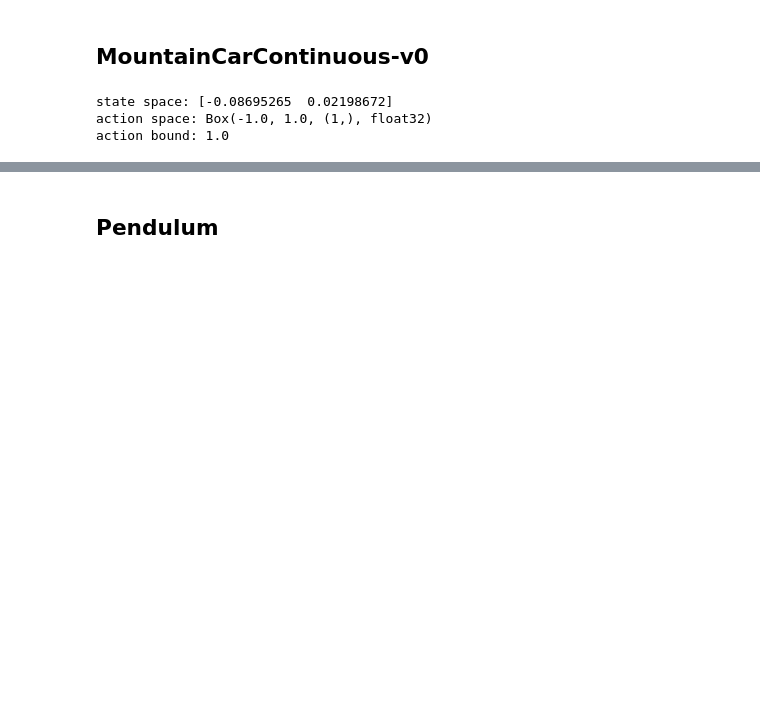
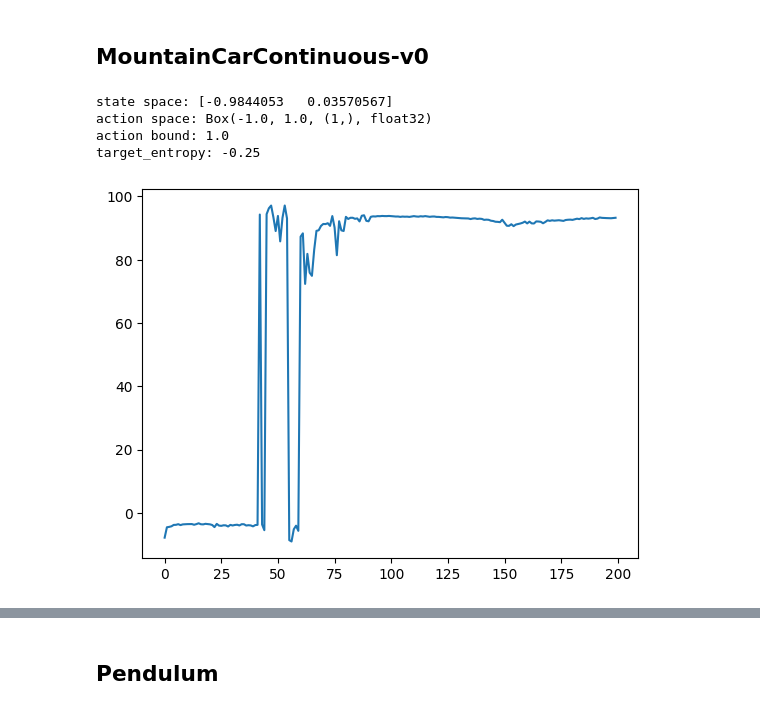
Before and after one commit to 24Jay/reinforcement-learning, a Jupyter notebook: sac/sac_code_adaptive_alpha.ipynb, the cells around one changed output, grey strips where cells are left out. Saved outputs shown, nothing was run; the diff lists cells and outputs as text; code cells hidden in the pictures; blank space fills up the shorter version.

```diff
--- a/sac/sac_code_adaptive_alpha.ipynb
+++ b/sac/sac_code_adaptive_alpha.ipynb
@@ -266,39 +227,44 @@ Warning: Cannot change to a different GUI toolkit: qt5. Using nbagg instead.
 # %% [markdown]
 ## MountainCarContinuous-v0
 # %%
-actor_lr = 1e-4
+actor_lr = 1e-3
 critic_lr = 1e-3
 num_episodes = 200
 
 device = "cpu"
 env_name = "MountainCarContinuous-v0"
 # env_name = "Pendulum-v1"
 
 env = gym.make(env_name)
 torch.manual_seed(0)
 random.seed(0)
 np.random.seed(0)
 
 state_dim = env.observation_space.shape[0]
 action_dim = env.action_space.shape[0]
 action_bound = env.action_space.high[0]
+target_entropy = -env.action_space.shape[0]/4
 
 print(f"state space:" , env.observation_space.sample())
 print(f"action space: {env.action_space}")
 print(f"action bound: {action_bound}")
+print(f"target_entropy: {target_entropy}")
 
-agent = SAC(n_state=state_dim, n_action=action_dim, n_hidden=64, action_bound=action_bound, lr_actor=actor_lr, lr_q=critic_lr, alpha = 3, tau=0.005,gamma=0.9999)
 
-replay_buffer = ReplayBuffer(capacity=10000)
+agent = AdaptiveSAC(n_state=state_dim, n_action=action_dim, n_hidden=64, action_bound=action_bound, lr_actor=actor_lr, lr_q=critic_lr, target_entropy = target_entropy, tau=0.02,gamma=0.9999)
+
+replay_buffer = ReplayBuffer(capacity=100000)
 return_list = train_off_policy_agent(env, agent, num_episodes,replay_buffer)
 
 %matplotlib inline
 plt.plot(return_list)
 plt.show()
 # %% [output]
-state space: [-0.08695265  0.02198672]
+state space: [-0.9844053   0.03570567]
 action space: Box(-1.0, 1.0, (1,), float32)
 action bound: 1.0
+target_entropy: -0.25
+[figure, added]
 # %%
 action_list = test_agent(agent, env_name)
 # %% [output]
```
Also changed, not shown: parts of 7 cells of this notebook, 1 other file.
